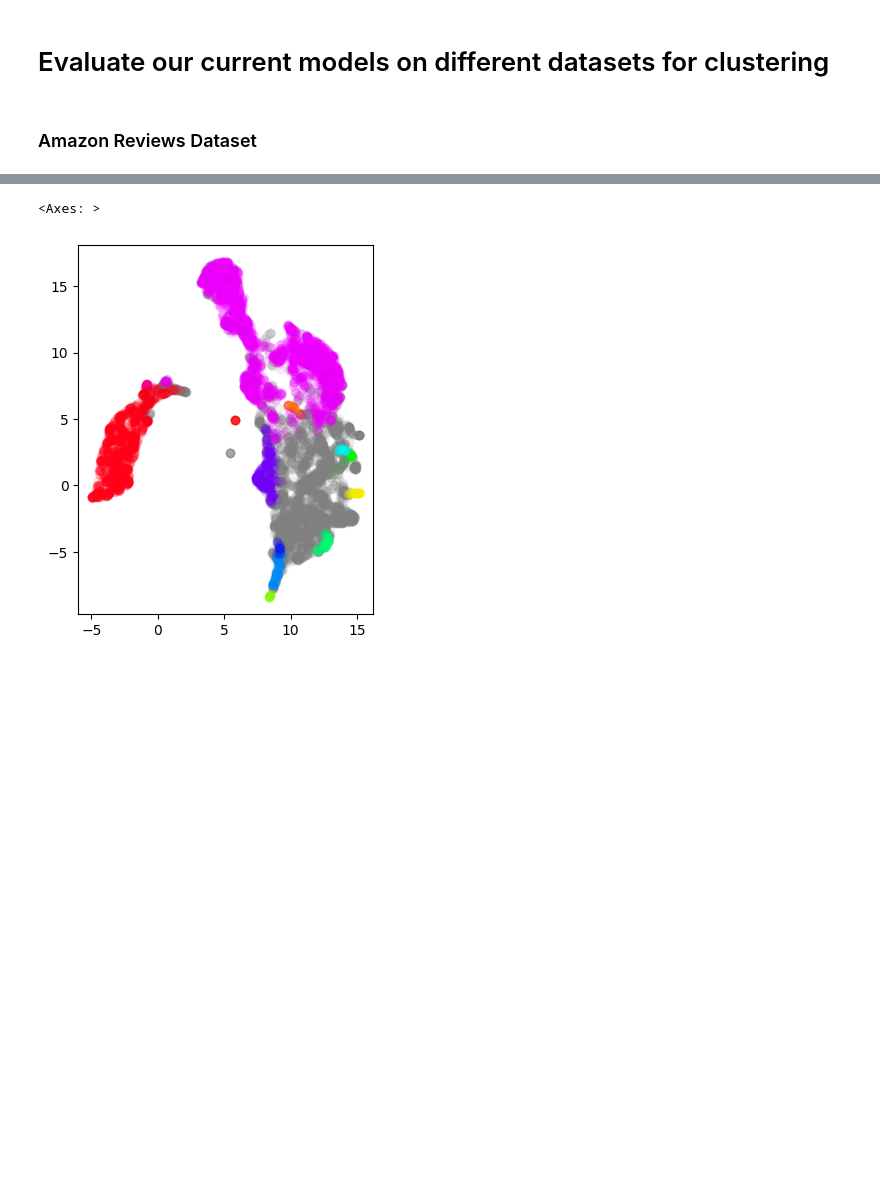
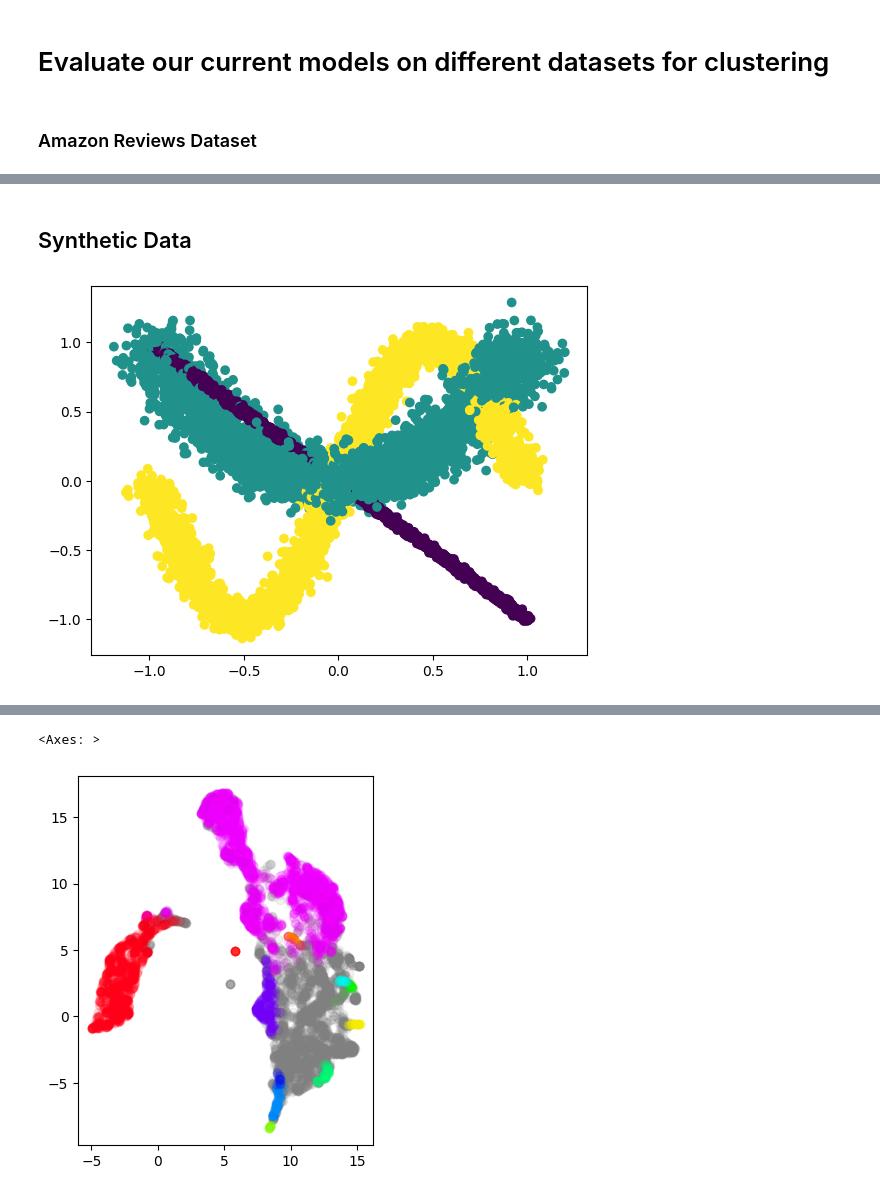
Before and after one commit to CayJoBla/ReducedEncoders, a Jupyter notebook: clustering.ipynb, the cells around one changed output, grey strips where cells are left out. Drawn from its saved outputs; the diff is of its cells as text; code cells hidden in the pictures; blank space fills up the shorter version.

```diff
--- a/clustering.ipynb
+++ b/clustering.ipynb
@@ -54,0 +340,22 @@ Counts: [5129   75   20   34   32 1369   45   36   87   34   23   45   32  173
+# %% [markdown]
+## Synthetic Data
+# %%
+from sklearn.datasets import make_blobs
+import numpy as np
+
+num_points=10000
+functions = [lambda t: np.array([t,-t]),
+            lambda t: np.array([t,t**2]),
+            lambda t: np.array([t,np.sin(np.pi*t)])]
+f_std = [0.01, 0.1, 0.05]
+T = np.linspace(-1, 1, num_points)
+
+labels = np.random.choice(len(functions), num_points)
+sampled_centers = np.array([[functions[i](t)] for i, t in zip(labels, T)])
+data = np.vstack([make_blobs(n_samples=1, centers=c, n_features=2, cluster_std=f_std[l])[0]
+                    for c, l in zip(sampled_centers, labels)])
+
+plt.scatter(*data.T, c=labels, cmap="viridis")
+plt.show()
+# %% [output]
+[figure, added]
```
Also changed, not shown: parts of 23 cells of this notebook, 3 other files.
